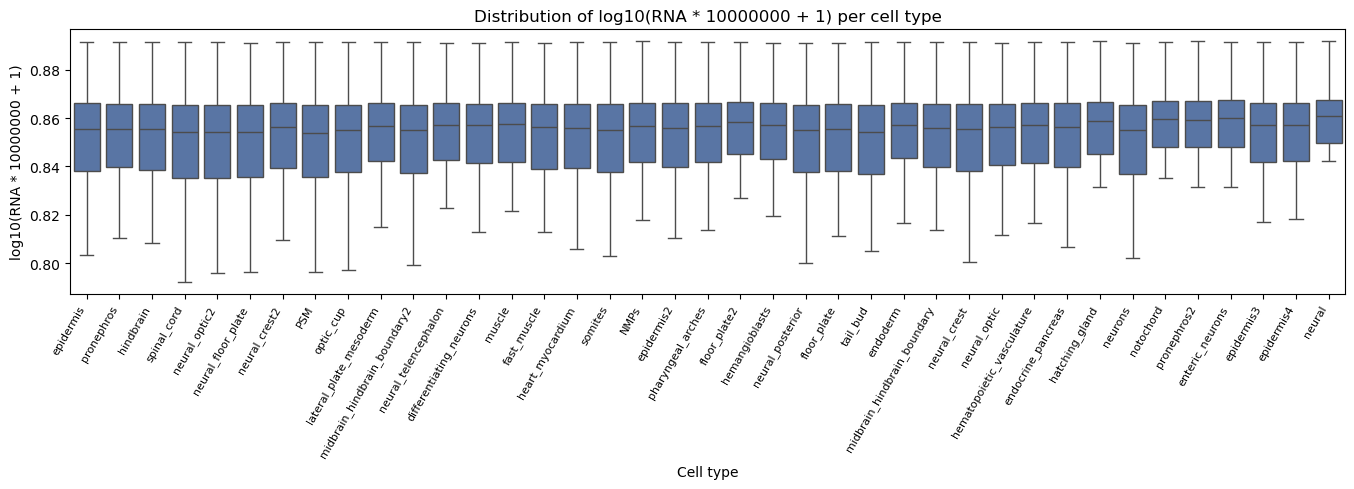
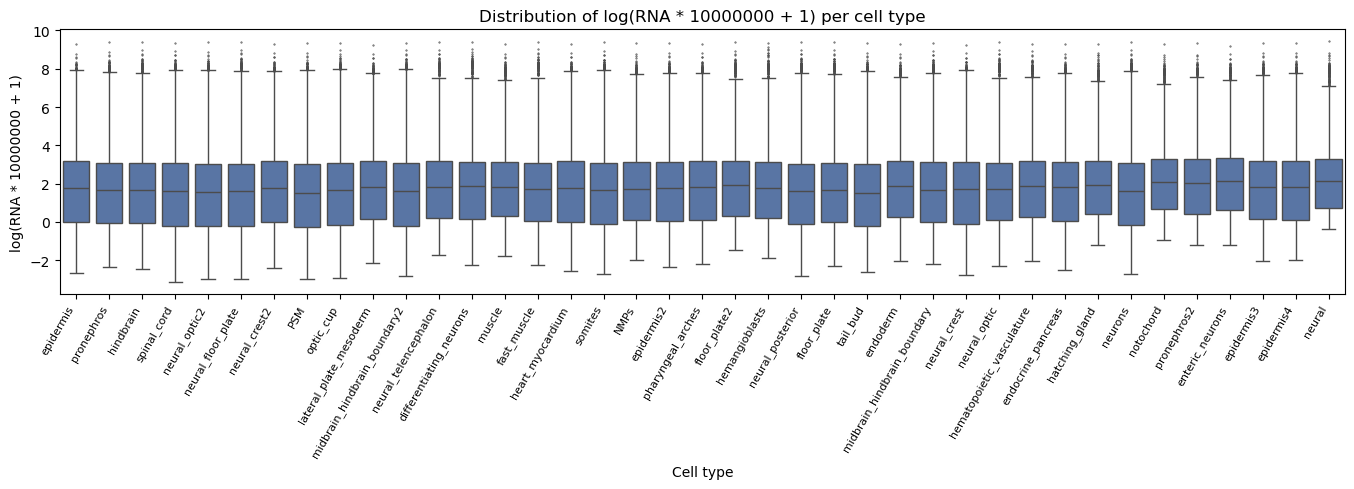
The notebook cell's code change between the first figure and the second:
--- before
+++ after
@@ -4,24 +4,8 @@
 import numpy as np
 
-# peaks × samples
-P_atac_scaled = pb_atac_ct.X.T.astype(float)
-
-# convert to long format for seaborn
-P_atac_scaled_plot = pd.DataFrame(P_atac_scaled, columns=pb_atac_ct.obs_names).melt(
-	var_name="celltype",
-	value_name="log_cpm"
-)
-
-plt.figure(figsize=(max(10, len(pb_atac_ct.obs_names) * 0.35), 5))
-sns.boxplot(data=P_atac_scaled_plot, x="celltype", y="log_cpm", color="#4C72B0", fliersize=0.5)
-plt.xticks(rotation=60, ha="right", fontsize=8)
-plt.xlabel("Cell type")
-plt.ylabel("log10(ATAC * 10000000 + 1)")
-plt.title("Distribution of log10(ATAC * 10000000 + 1) per cell type")
-plt.tight_layout()
-plt.show()
+P_rna_scaled = np.log(pb_rna_ct.X*1000000)
 
 # RNA counts x samples
-P_rna_scaled = pb_rna_ct.X.T.astype(float)
+P_rna_scaled = P_rna_scaled.T.astype(float)
 
 # convert to long format for seaborn
@@ -35,6 +19,6 @@
 plt.xticks(rotation=60, ha="right", fontsize=8)
 plt.xlabel("Cell type")
-plt.ylabel("log10(RNA * 10000000 + 1)")
-plt.title("Distribution of log10(RNA * 10000000 + 1) per cell type")
+plt.ylabel("log(RNA * 10000000 + 1)")
+plt.title("Distribution of log(RNA * 10000000 + 1) per cell type")
 plt.tight_layout()
 plt.show()

Commit: window notebook refined